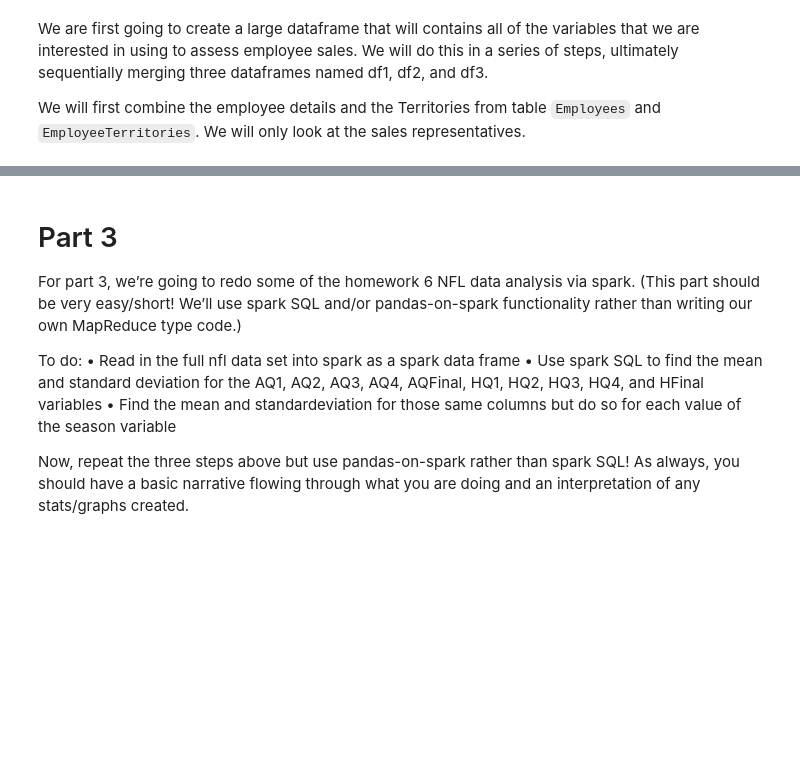
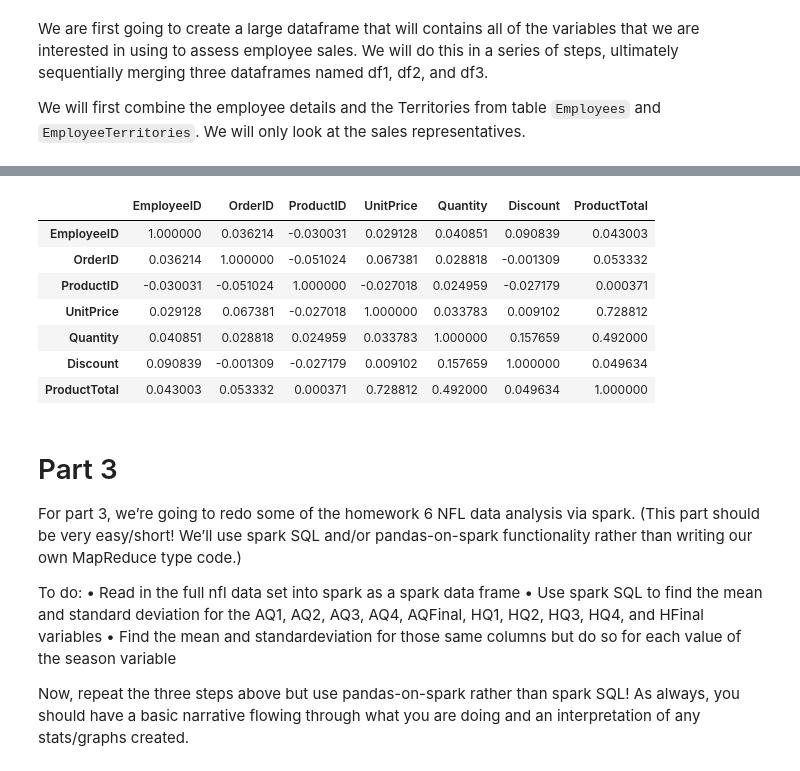
Before and after one commit to kamckeev/BigData1, a Jupyter notebook: Project2_Official.ipynb, the cells around one changed output, grey strips where cells are left out. Cells and saved outputs as stored; diff of their text form; code cells hidden in the pictures; blank space fills up the shorter version.

```diff
--- a/Project2_Official.ipynb
+++ b/Project2_Official.ipynb
@@ -66,3 +122,14 @@ df3['Total'] = df3['UnitPrice']*df3['Quantity']*(1-df3['Discount'])
+# %%
+df3.corr()
+# %% [output]
+|  | EmployeeID | OrderID | ProductID | UnitPrice | Quantity | Discount | ProductTotal |
+| EmployeeID | 1.000000 | 0.036214 | -0.030031 | 0.029128 | 0.040851 | 0.090839 | 0.043003 |
+| OrderID | 0.036214 | 1.000000 | -0.051024 | 0.067381 | 0.028818 | -0.001309 | 0.053332 |
+| ProductID | -0.030031 | -0.051024 | 1.000000 | -0.027018 | 0.024959 | -0.027179 | 0.000371 |
+| UnitPrice | 0.029128 | 0.067381 | -0.027018 | 1.000000 | 0.033783 | 0.009102 | 0.728812 |
+| Quantity | 0.040851 | 0.028818 | 0.024959 | 0.033783 | 1.000000 | 0.157659 | 0.492000 |
+| Discount | 0.090839 | -0.001309 | -0.027179 | 0.009102 | 0.157659 | 1.000000 | 0.049634 |
+| ProductTotal | 0.043003 | 0.053332 | 0.000371 | 0.728812 | 0.492000 | 0.049634 | 1.000000 |
 # %% [markdown]
 # Part 3
 For part 3, we’re going to redo some of the homework 6 NFL data analysis via spark. (This part should be very easy/short! We’ll use spark SQL and/or pandas-on-spark functionality rather than writing our own MapReduce type code.)
```
Also changed, not shown: parts of 7 cells of this notebook.
